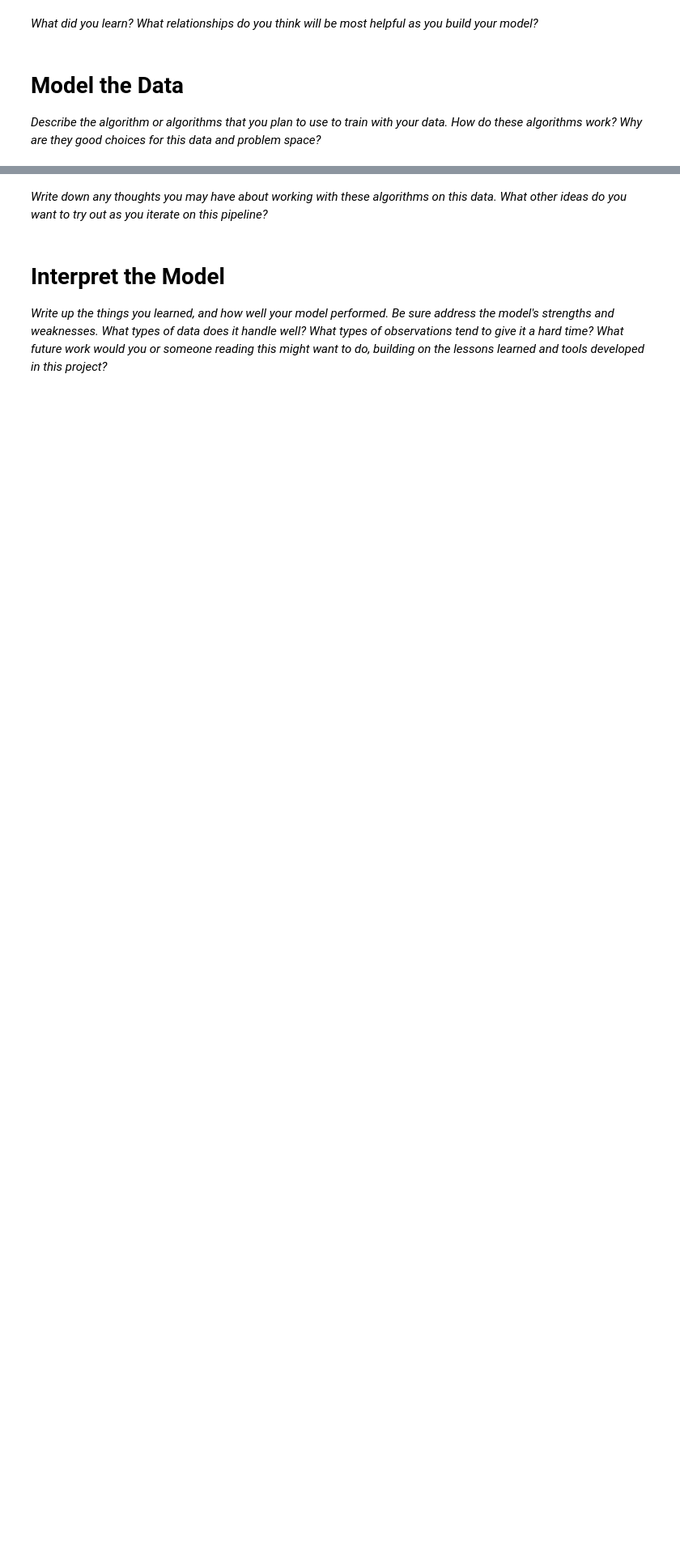
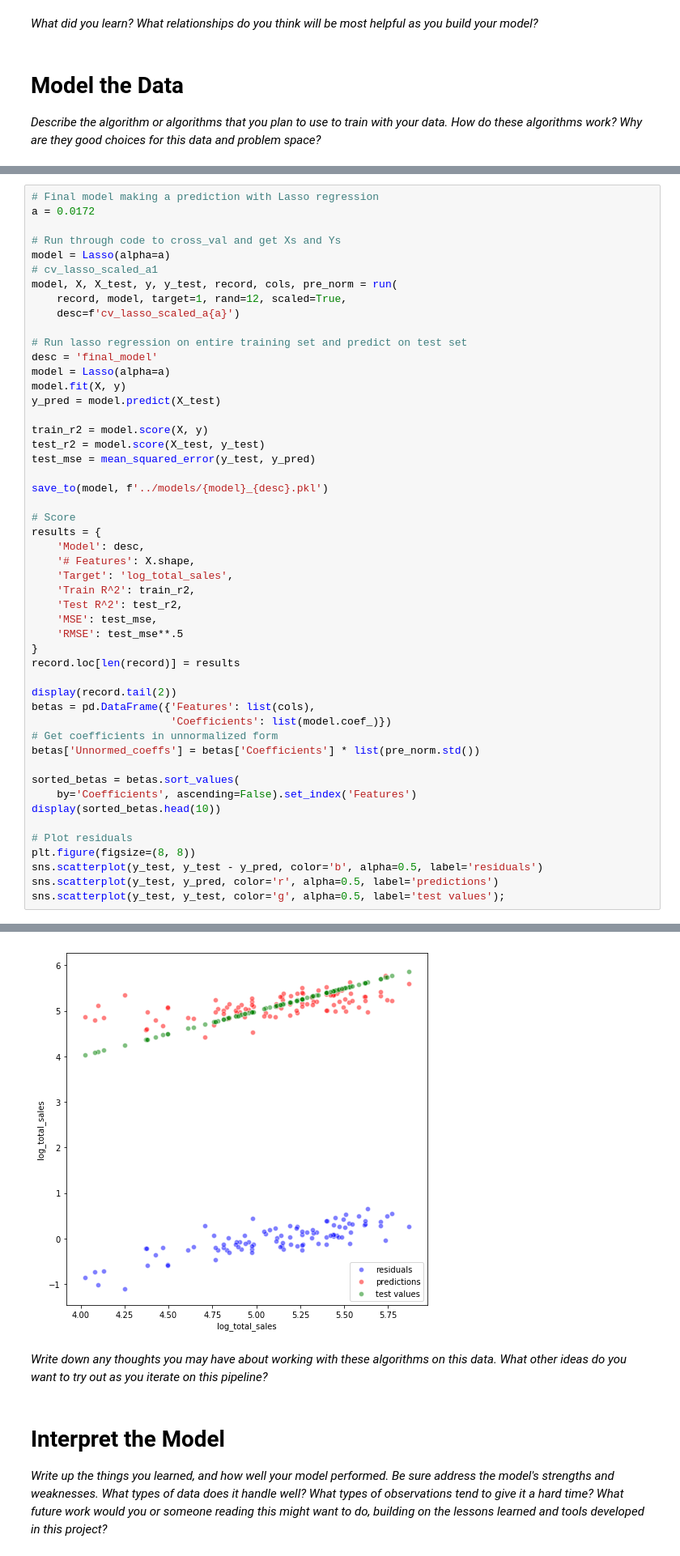
Before and after one commit to BotScutters/dispensary-predictions, a Jupyter notebook: notebooks/mvp.ipynb, the cells around one changed output, grey strips where cells are left out. Shown at 81% size. Saved outputs shown, nothing was run; the diff lists cells and outputs as text; blank space fills up the shorter version.

Commit message:
finalized model in notebook

```diff
--- a/notebooks/mvp.ipynb
+++ b/notebooks/mvp.ipynb
@@ -1309,0 +1236,51 @@ def run(results, rand=10):
+# %%
+# Final model making a prediction with Lasso regression
+a = 0.0172
+
+# Run through code to cross_val and get Xs and Ys
+model = Lasso(alpha=a)
+# cv_lasso_scaled_a1
+model, X, X_test, y, y_test, record, cols, pre_norm = run(
+    record, model, target=1, rand=12, scaled=True,
+    desc=f'cv_lasso_scaled_a{a}')
+
+# Run lasso regression on entire training set and predict on test set
+desc = 'final_model'
+model = Lasso(alpha=a)
+model.fit(X, y)
+y_pred = model.predict(X_test)
+
+train_r2 = model.score(X, y)
+test_r2 = model.score(X_test, y_test)
+test_mse = mean_squared_error(y_test, y_pred)
+
+save_to(model, f'../models/{model}_{desc}.pkl')
+
+# Score
+results = {
+    'Model': desc,
+    '# Features': X.shape,
+    'Target': 'log_total_sales',
+    'Train R^2': train_r2,
+    'Test R^2': test_r2,
+    'MSE': test_mse,
+    'RMSE': test_mse**.5
+}
+record.loc[len(record)] = results
+
+display(record.tail(2))
+betas = pd.DataFrame({'Features': list(cols),
+                      'Coefficients': list(model.coef_)})
+# Get coefficients in unnormalized form
+betas['Unnormed_coeffs'] = betas['Coefficients'] * list(pre_norm.std())
+
+sorted_betas = betas.sort_values(
+    by='Coefficients', ascending=False).set_index('Features')
+display(sorted_betas.head(10))
+
+# Plot residuals
+plt.figure(figsize=(8, 8))
+sns.scatterplot(y_test, y_test - y_pred, color='b', alpha=0.5, label='residuals')
+sns.scatterplot(y_test, y_pred, color='r', alpha=0.5, label='predictions')
+sns.scatterplot(y_test, y_test, color='g', alpha=0.5, label='test values');
+# %% [output]
@@ -1310,3 +1302,4 @@ def run(results, rand=10):
+[figure, added]
 # %% [markdown]
 _Write down any thoughts you may have about working with these algorithms on this data. What other ideas do you want to try out as you iterate on this pipeline?_
 # %% [markdown]
```
Also changed, not shown: parts of 34 cells of this notebook, 2 other files.
